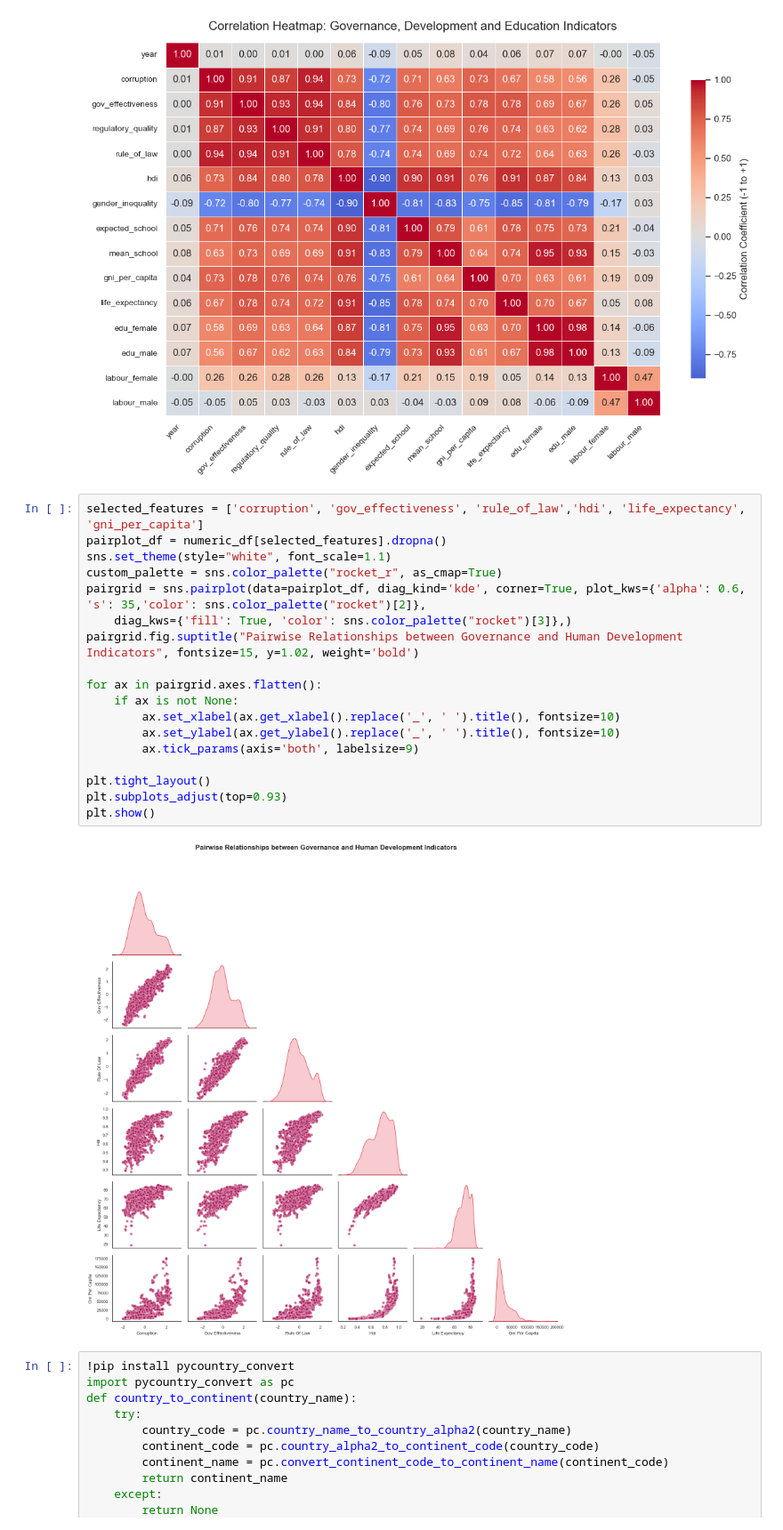
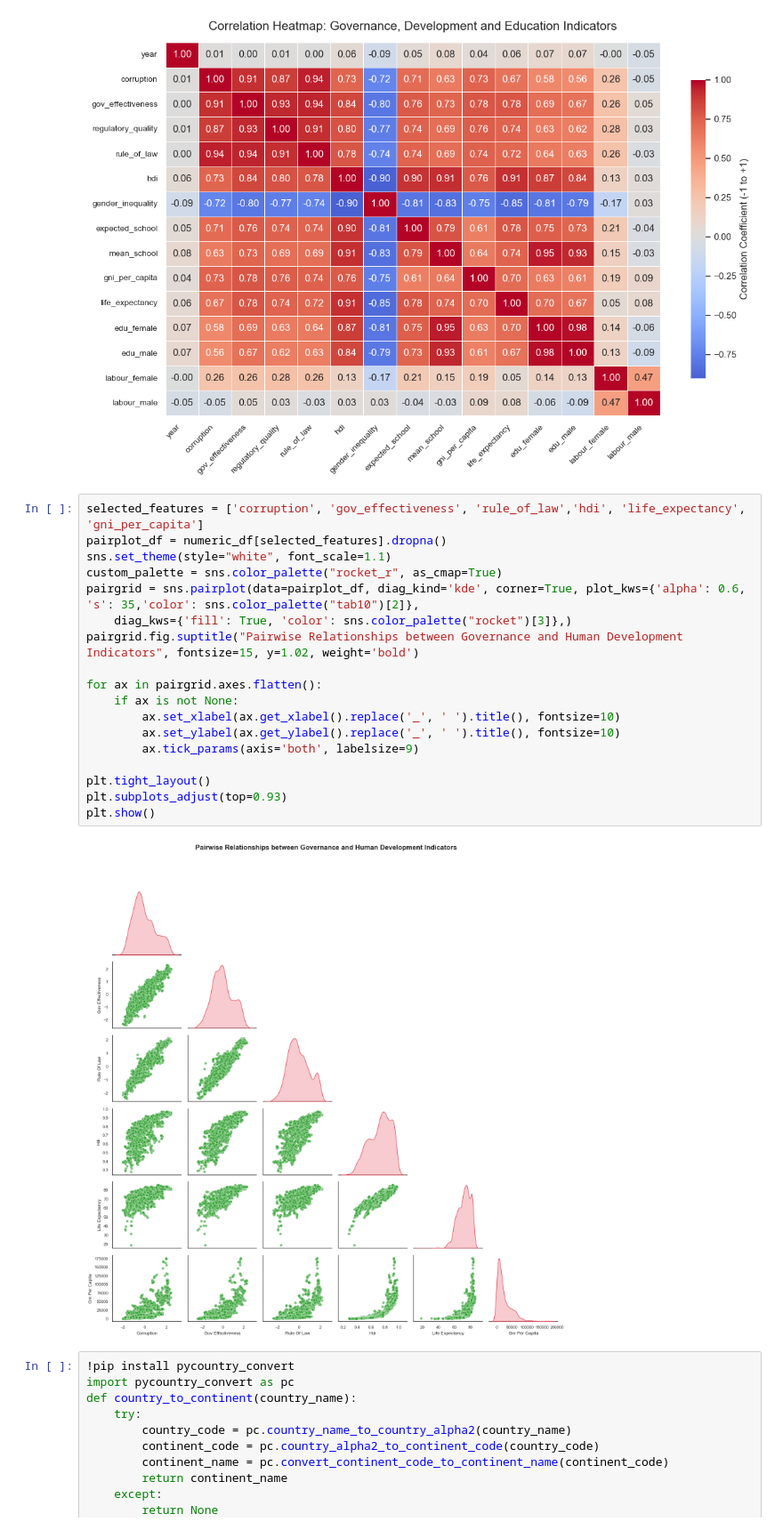
Before and after one commit to moonexca/governance-effectiveness-global-society-ml, a Jupyter notebook: MachineLearning_SoledadYash.ipynb, the cells around one changed output. Shown at 89% size. Saved outputs shown, nothing was run; the diff lists cells and outputs as text.

```diff
--- a/MachineLearning_SoledadYash.ipynb
+++ b/MachineLearning_SoledadYash.ipynb
@@ -391,23 +395,23 @@ plt.show()
 # %%
 selected_features = ['corruption', 'gov_effectiveness', 'rule_of_law','hdi', 'life_expectancy', 'gni_per_capita']
 pairplot_df = numeric_df[selected_features].dropna()
 sns.set_theme(style="white", font_scale=1.1)
 custom_palette = sns.color_palette("rocket_r", as_cmap=True)
-pairgrid = sns.pairplot(data=pairplot_df, diag_kind='kde', corner=True, plot_kws={'alpha': 0.6, 's': 35,'color': sns.color_palette("rocket")[2]},
+pairgrid = sns.pairplot(data=pairplot_df, diag_kind='kde', corner=True, plot_kws={'alpha': 0.6, 's': 35,'color': sns.color_palette("tab10")[2]},
     diag_kws={'fill': True, 'color': sns.color_palette("rocket")[3]},)
 pairgrid.fig.suptitle("Pairwise Relationships between Governance and Human Development Indicators", fontsize=15, y=1.02, weight='bold')
 
 for ax in pairgrid.axes.flatten():
     if ax is not None:
         ax.set_xlabel(ax.get_xlabel().replace('_', ' ').title(), fontsize=10)
         ax.set_ylabel(ax.get_ylabel().replace('_', ' ').title(), fontsize=10)
         ax.tick_params(axis='both', labelsize=9)
 
 plt.tight_layout()
 plt.subplots_adjust(top=0.93)
 plt.show()
 # %% [output]
-[figure, old version]
+[figure, new version]
 # %%
 !pip install pycountry_convert
 import pycountry_convert as pc
```
Also changed, not shown: parts of 39 cells of this notebook.
